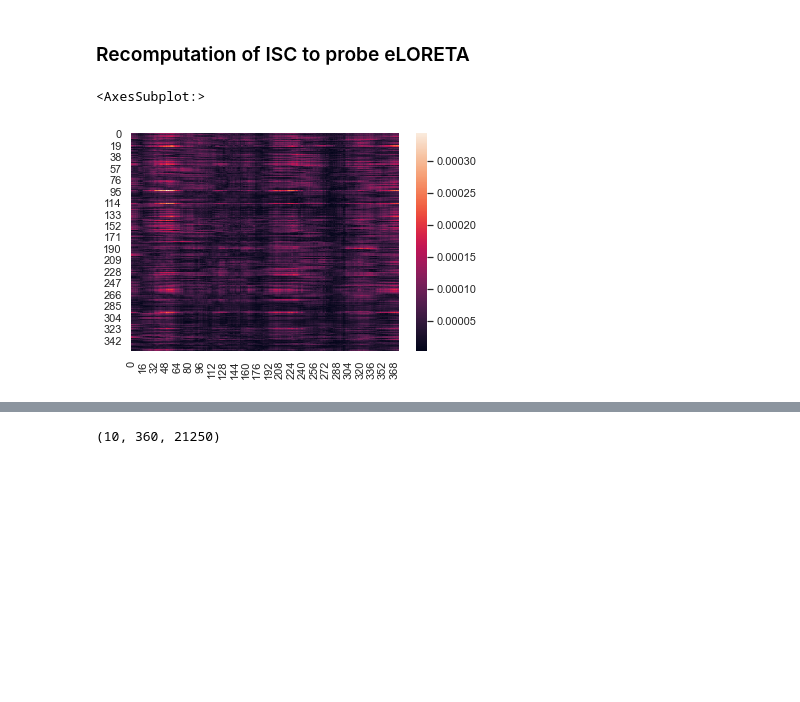
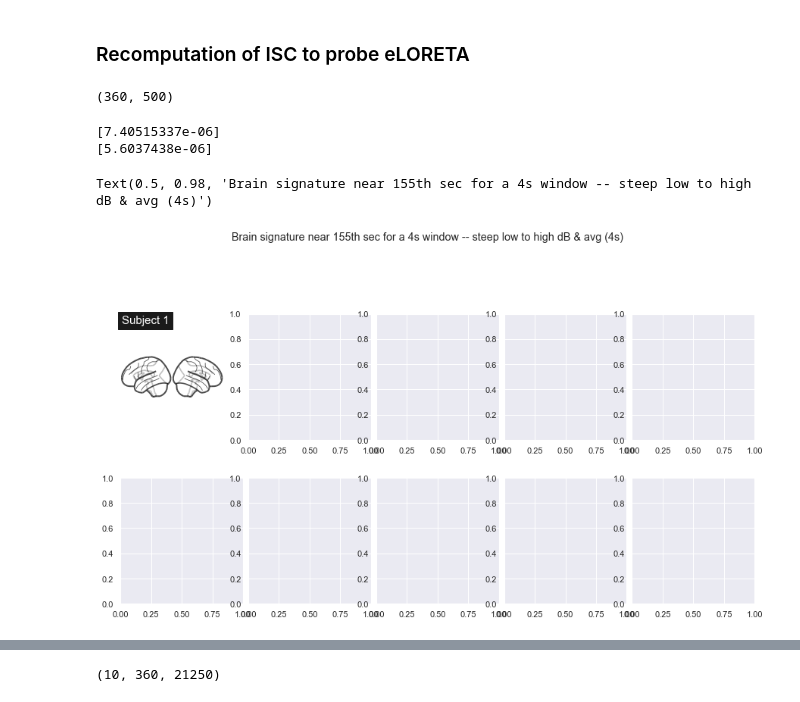
Before and after one commit to venkateshness/Internship_HBN, a Jupyter notebook: filtered_ipynbs/Big_Daddy_latest.ipynb, the cells around one changed output, grey strips where cells are left out. Cells and saved outputs as stored; diff of their text form; code cells hidden in the pictures; blank space fills up the shorter version.

```diff
--- a/filtered_ipynbs/Big_Daddy_latest.ipynb
+++ b/filtered_ipynbs/Big_Daddy_latest.ipynb
@@ -18,6 +15,3 @@ simplefilter(action='ignore', category=DeprecationWarning)
-# %%
-import os
-subjs = ['NDARCD401HGZ','NDARDX770PJK', 'NDAREZ098ZPE', 'NDARGY054ENV', 'NDARMR242UKQ', 'NDARRD720XZK', 'NDARTR840XP1', 'NDARXJ696AMX', 'NDARYY218AGA', 'NDARZP564MHU']
 # %%
 def csv_to_raw_mne(path_to_file,path_to_montage_ses,fs,path_to_events,filename,state,montage = 'GSN-HydroCel-129'):
     ''' Load csv files of data, chan locations and events and return a raw mne instance'''
@@ -210,7 +208,7 @@ reload(fwd_model)
 
 def epochs(title,raw_bundle,events_bundle):
     for i in range(1, 11):
-        globals()[f"epochs{i}_ISC"+title] = epochs_slicing.epochs(raw_bundle[i-1],events_bundle[i-1],[83,103,9999], tmin=0, tmax=170, fs = 500, epochs_to_slice='83').apply_hilbert()
+        globals()[f"epochs{i}_ISC"+title] = epochs_slicing.epochs(raw_bundle[i-1],events_bundle[i-1],[83,103,9999], tmin=0, tmax=170, fs = 500, epochs_to_slice='83')
 # %%
 reload(epochs_slicing)
 
@@ -291,8 +286,8 @@ def indexing_epochs(epochs,index,subjectnum,sub,downsample=False):
         info_d = mne.create_info(sub1_raw.info['ch_names'],sfreq=125,ch_types = 'eeg')
         ep = mne.EpochsArray(indexed_epochs,mne.create_info(sub1_raw.info['ch_names'],sfreq=500,ch_types = 'eeg'))
         ep = ep.resample(125)
-
-        raw = mne.io.RawArray(ep.get_data().reshape(91,21250),info_d)
+        print(np.shape(ep.get_data()))
+        raw = mne.io.RawArray(ep.get_data().reshape(91,500),info_d)
         raw.set_eeg_reference('average', projection=True)
         raw.apply_proj()
     else:
@@ -326,9 +321,10 @@ Finished.
 # %% [markdown]
 ### GSP - High and Low's spectra on Graph
 # %%
-indexes = np.hstack([np.arange(0,85000)])#,np.arange(67*500,72*500),np.arange(77*500,84*500),np.arange(130*500,136*500),np.arange(155*500,165*500)])
+indexes = np.hstack([np.arange(41*500,45*500)])#,np.arange(67*500,72*500),np.arange(77*500,84*500),np.arange(130*500,136*500),np.arange(155*500,165*500)])
 reload(inverse_epochs)
 reload(source_inversion)
+len(indexes)
 # %% [output]
 0 files missing from root.txt in /homes/v20subra/mne_data/MNE-fsaverage-data
 0 files missing from bem.txt in /homes/v20subra/mne_data/MNE-fsaverage-data/fsaverage
@@ -564,10 +556,3 @@ v=np.array(averaging_by_parcellation(src_high6))
-# %%
-import seaborn as sns
-
-sns.heatmap(v[:,158*125:161*125])
-# %% [output]
-<AxesSubplot:>
-[figure, removed]
 # %%
 high = [np.array(averaging_by_parcellation(src_high1)),np.array(averaging_by_parcellation(src_high2)),
        np.array(averaging_by_parcellation(src_high3)), np.array(averaging_by_parcellation(src_high4)),
@@ -576,0 +568,4 @@ high = [np.array(averaging_by_parcellation(src_high1)),np.array(averaging_by_par
+# %%
+np.zeros()
+# %% [output]
+(360, 500)
@@ -576,0 +586,57 @@ high = [np.array(averaging_by_parcellation(src_high1)),np.array(averaging_by_par
+# %%
+from nilearn.regions import signals_to_img_labels
+# load nilearn label masker for inverse transform
+from nilearn.input_data import NiftiLabelsMasker, NiftiMasker
+from nilearn.datasets import fetch_icbm152_2009
+from nilearn import image, plotting
+from nilearn import datasets
+from os.path import join as opj
+import matplotlib.pyplot as plt
+
+path_Glasser = '/homes/v20subra/S4B2/GSP/Glasser_masker.nii.gz'
+
+
+mnitemp = fetch_icbm152_2009()
+mask_mni=image.load_img(mnitemp['mask'])
+glasser_atlas=image.load_img(path_Glasser)
+
+
+
+fig=plt.figure(figsize = (15, 15))
+grid = fig.add_gridspec(4,20, wspace =0.2, hspace = 0.3)
+#grid = gridspec.GridSpec(2,2, wspace =0.3, hspace = 0.8)
+g1 = fig.add_subplot(grid[0, 0:4])
+g2 = fig.add_subplot(grid[0, 4:8])
+g3 = fig.add_subplot(grid[0, 8:12])
+g4 = fig.add_subplot(grid[0, 12:16])
+g5 = fig.add_subplot(grid[0, 16:])
+
+g6 = fig.add_subplot(grid[1, 0:4])
+g7 = fig.add_subplot(grid[1, 4:8])
+g8 = fig.add_subplot(grid[1, 8:12])
+g9 = fig.add_subplot(grid[1, 12:16])
+g10 = fig.add_subplot(grid[1, 16:])
+
+axes_list = [g1,g2,g3,g4,g5,g6,g7,g8,g9,g10]
+def brain_plot(data, title, expand,ax):
+
+    signal=[]
+    U0_brain=[]
+    if expand:
+        signal=np.expand_dims(data, axis=0) # add dimension 1 to signal array
+    else:
+        signal=data # add dimension 1 to signal array
+    U0_brain = signals_to_img_labels(signal,path_Glasser,mnitemp['mask'])
+    plotting.plot_glass_brain(U0_brain,title=title,colorbar=True,plot_abs=False,cmap='seismic',display_mode='lr',symmetric_cbar=False,axes=ax)
+
+for i in range(1):
+
+    brain_plot(np.reshape(zeroing(high[i],last='last',first=None) - zeroing(high[i],first='first',last=None) ,(1,360)),'Subject {}'.format(i+1),expand=False, ax=axes_list[i])
+
+fig.tight_layout()
+fig.suptitle('Brain signature near 155th sec for a 4s window -- steep low to high dB & avg (4s)')
+# %% [output]
+[7.40515337e-06]
+[5.6037438e-06]
+Text(0.5, 0.98, 'Brain signature near 155th sec for a 4s window -- steep low to high dB & avg (4s)')
+[figure, added]
```
Also changed, not shown: parts of 21 cells of this notebook, 5 other files.
